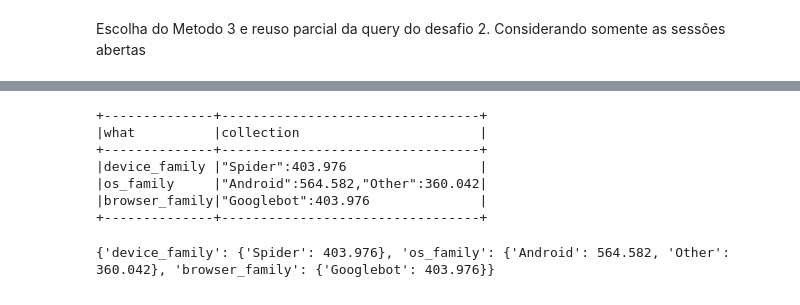
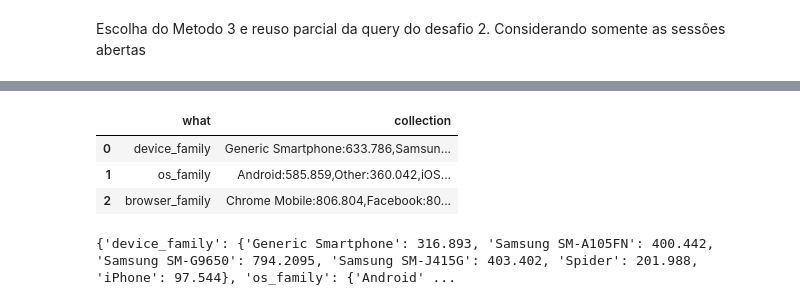
Before and after one commit to fkfouri/dataEngineerTest_Escale, a Jupyter notebook: Escale_study.ipynb, the cells around one changed output, grey strips where cells are left out. Drawn from its saved outputs; the diff is of its cells as text; code cells hidden in the pictures.

```diff
--- a/Escale_study.ipynb
+++ b/Escale_study.ipynb
@@ -578,8 +424,13 @@ table_union as (--
     SELECT 'browser_family' what, browser_family ref, percentile_approx(delta_seg , 0.5) median
       FROM table_temp
      group by browser_family --
+),
+table_collection as (--
+    select what, ref || ':' || median collection
+    from table_union
+    order by what, ref--
 )
-select * from table_union
-order by what, ref
+select what, array_join(collect_list(trim(collection)),',')  collection
+from table_collection
+group by what
 """)
-df_question_3.show()
@@ -595,27 +437,33 @@ df_question_3.show()
-# %%
-d3 = df_question_3.orderBy('what','ref')\
-        .withColumn('item', F.concat(F.lit('"'), 'ref',F.lit('":'),'median'))\
-        .groupBy('what').agg(F.array_join(F.collect_list('item'), delimiter=',').alias('collection'))
-d3.show(10, False)
-# %% [output]
-+--------------+---------------------------------+
-|what          |collection                       |
-+--------------+---------------------------------+
-|device_family |"Spider":403.976                 |
-|os_family     |"Android":564.582,"Other":360.042|
-|browser_family|"Googlebot":403.976              |
-+--------------+---------------------------------+
+# %%
+dados3 = df_question_3.toPandas()
+# %%
+dados3.head()
+# %% [output]
+|  | what | collection |
+| 0 | device_family | Generic Smartphone:633.786,Samsun... |
+| 1 | os_family | Android:585.859,Other:360.042,iOS... |
+| 2 | browser_family | Chrome Mobile:806.804,Facebook:80... |
 # %%
 question3 = {}
-for row in d3.collect():
-    items = str(row["collection"]).replace('"','').split(',')
-    obj = {}
+for index, row in dados3.iterrows():
+    items = row["collection"].split(',')
+
+    if not row["what"] in question3:
+        question3[row["what"]] = {}
+
     for item in items:
         element = str(item).split(':')
-        obj[element[0]] = float(element[1])
 
-    question3[row["what"]] = obj
+        if not element[0] in question3[row["what"]]:
+            question3[row["what"]][element[0]] = 0
+
+
+        if len(element) > 1:
+            question3[row["what"]][element[0]] = np.median([ float(element[1]), question3[row["what"]][element[0]] ])
+        else:
+            question3[row["what"]][element[0]] = question3[row["what"]][element[0]]
+
 
 print(question3)
 # %% [output]
-{'device_family': {'Spider': 403.976}, 'os_family': {'Android': 564.582, 'Other': 360.042}, 'browser_family': {'Googlebot': 403.976}}
+{'device_family': {'Generic Smartphone': 316.893, 'Samsung SM-A105FN': 400.442, 'Samsung SM-G9650': 794.2095, 'Samsung SM-J415G': 403.402, 'Spider': 201.988, 'iPhone': 97.544}, 'os_family': {'Android' ...
```
Also changed, not shown: parts of 33 cells of this notebook, 1 other file.
